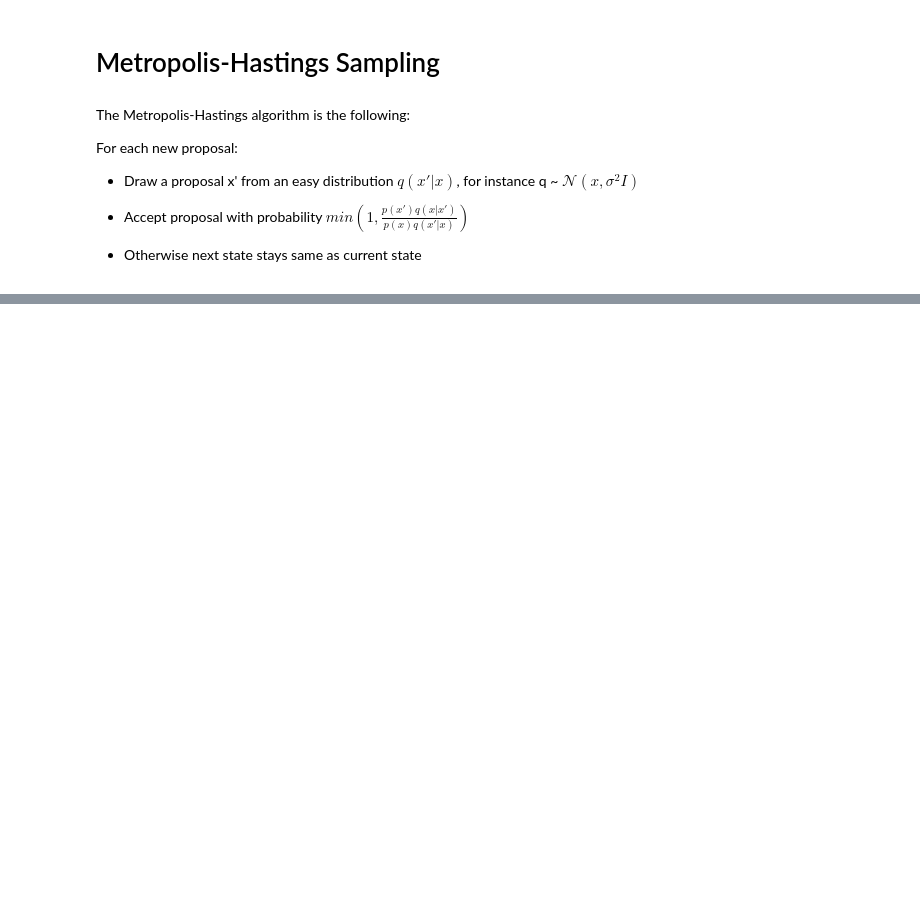
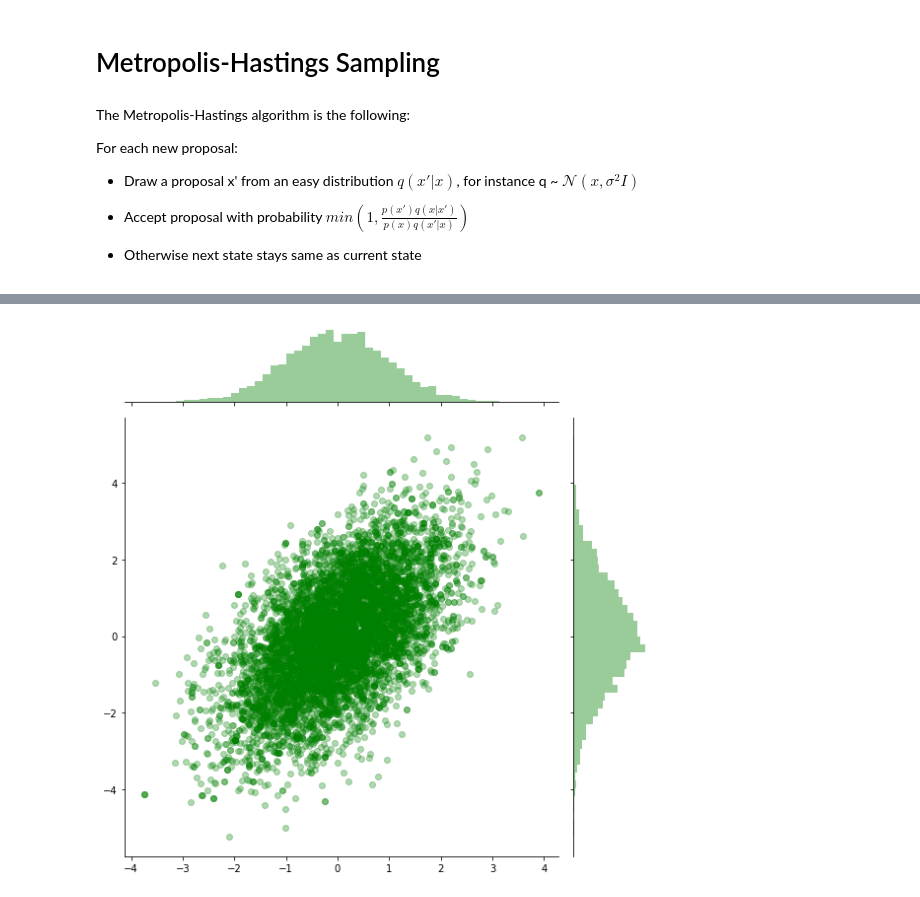
Before and after one commit to aymeric-roucher/Experiments, a Jupyter notebook: Samplings.ipynb, the cells around one changed output, grey strips where cells are left out. Cells and saved outputs as stored; diff of their text form; code cells hidden in the pictures; blank space fills up the shorter version.

```diff
--- a/Samplings.ipynb
+++ b/Samplings.ipynb
@@ -125,0 +125,9 @@ The acceptance ratio is: 0.547
+# %%
+import pymc3
+mu = np.vstack((10, 0))
+with pymc3.Model() as model:
+    model = pymc3.MvNormal('vals', mu=mu, cov=sigma, shape=(2,2))
+
+    trace = pymc3.sample(2000, step=pymc3.HamiltonianMC())
+print(trace)
+print(trace['vals'])
@@ -125,0 +159,8 @@ The acceptance ratio is: 0.547
+# %%
+vals = trace['vals']
+a = vals[:,1,0]
+b = vals[:,1,1]
+# %%
+plot = sns.jointplot(x=a, y=b, color='green', alpha=0.3, height=8)
+# %% [output]
+[figure, added]
```
Also changed, not shown: parts of 6 cells of this notebook, 1 other file.
